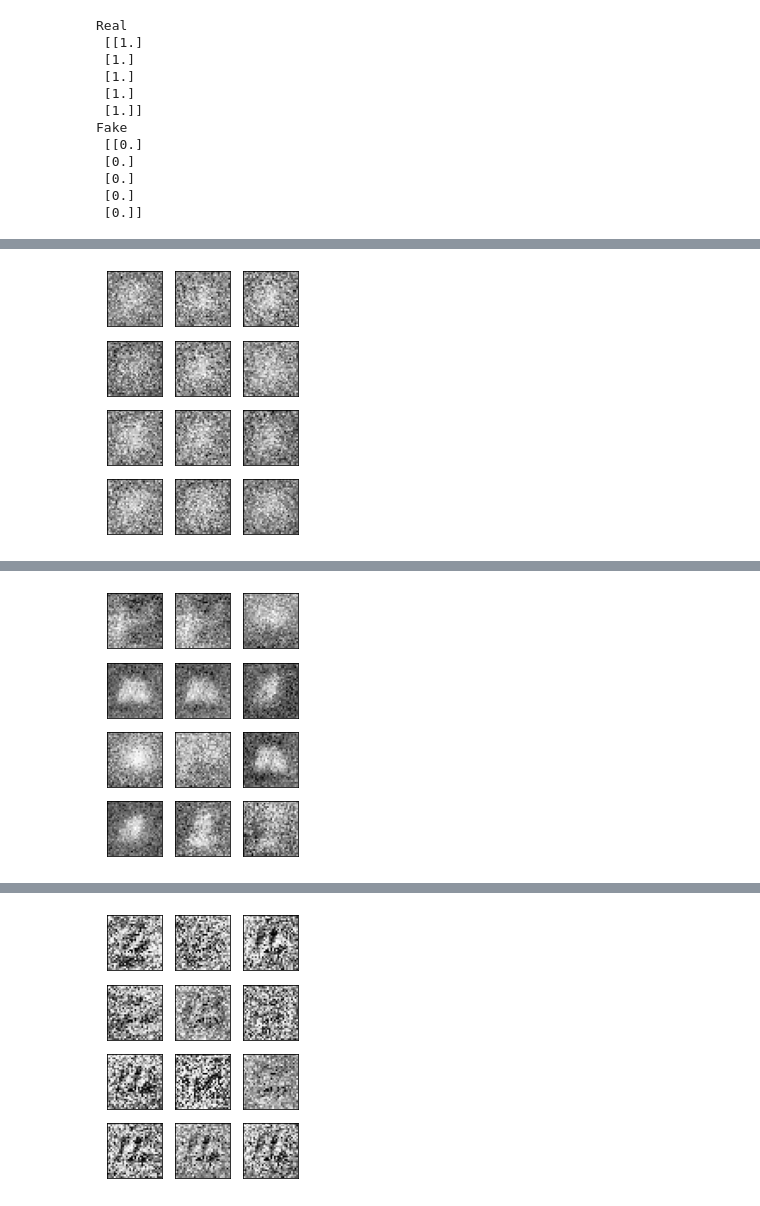
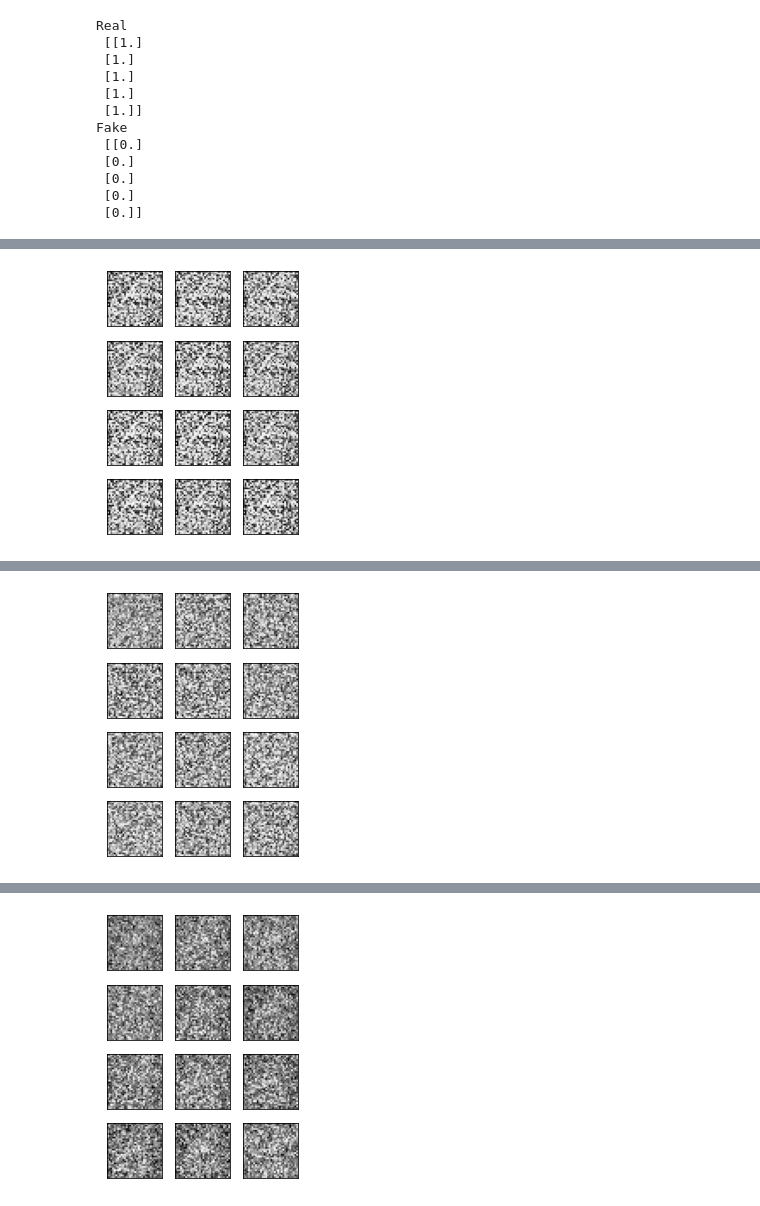
Before and after one commit to OlgaBelitskaya/colab_notebooks, a Jupyter notebook: letter_generator2.ipynb, the cells around one changed output, grey strips where cells are left out. Saved outputs shown, nothing was run; the diff lists cells and outputs as text; code cells hidden in the pictures.

```diff
--- a/letter_generator2.ipynb
+++ b/letter_generator2.ipynb
@@ -30,9 +31,13 @@ def display_images(generated_images,img_size):
 # %% [markdown]
 ## ✒️ Data Loading and Preprocessing
 # %%
+names=[['lowercase','uppercase'],
+       [s for s in u'абвгдеёжзийклмнопрстуфхцчшщъыьэюя'],
+       ['single-colored paper','striped paper',
+        'squared paper','graph paper']]
 path='https://raw.githubusercontent.com/'+\
-     'OlgaBelitskaya/data_kitchen/main/'
-h5f='Letters32.h5'
+     'OlgaBelitskaya/data/main/zip_letters/'
+h5f='01_05_00.h5'
 input_file=urllib.request.urlopen(path+h5f)
 output_file=open(h5f,'wb')
 output_file.write(input_file.read())
@@ -41,9 +46,7 @@ with h5py.File(h5f,'r') as f:
     keys=list(f.keys())
     print('file keys: '+', '.join(keys))
     images=np.array(f[keys[int(0)]])
-    labels=np.array(f[keys[int(1)]])
-    names=[[el.decode('utf-8') for el in f[keys[i]]]
-           for i in range(2,len(keys))]
+    labels=[el.decode('utf-8') for el in f[keys[1]]]
     f.close()
-images.shape,labels.shape,images.dtype
+images.shape,images.dtype,labels
 # %% [output]
@@ -52,12 +55,9 @@ file keys: images, labels, names1, names2, names3
 # %%
-images=images[labels[2,:]==0]
-labels=labels[:,labels[2,:]==0][1,:]
-N=15000; sample_size=12
+N=1400; sample_size=12
 img_size=32; latent_size=128
 latent_sample_in=latent_samples(1,img_size**2)
 latent_sample_out=latent_samples(1,latent_size)
 images=tf.image.resize(images[:N],[img_size,img_size]).numpy()
-labels=labels[:N]
 gray_images=np.dot(images[...,:3],[.299,.587,.114])
 # %%
 pl.figure(figsize=(2,3))
@@ -204,12 +204,12 @@ def simple_GAN(latent_size,img_size,g_hidden_size,d_hidden_size,
     return gan,generator,discriminator
 # %%
 latent_size    =128
-g_hidden_size  =512  # generator
-d_hidden_size  =512  # discriminator
+g_hidden_size  =1024  # generator
+d_hidden_size  =1024  # discriminator
 leaky_alpha    =.02
-g_learning_rate=.0002 # generator
-d_learning_rate=.0002  # discriminator
-epochs         =70
+g_learning_rate=.0001 # generator
+d_learning_rate=.0001  # discriminator
+epochs         =200
 batch_size     =64
 valid_size     =16
 smooth         =.1
@@ -262,7 +262,7 @@ for e in range(epochs):
     losses.append((d_loss,g_loss))
     st='epoch: %d/%d | discriminator loss: %.4f | '+\
        'generator loss: %.4f | d_loss > g_loss: %s'
-    if (e+1)%10==0:
+    if (e+1)%25==0:
         print(st%((e+1,epochs,d_loss,g_loss,d_loss>g_loss)))
         latent_examples=latent_samples(sample_size,latent_size)
         generated_letters=generator.predict(latent_examples)
@@ -272 +272 @@ epoch: 10/70 | discriminator loss: 0.8464 | generator loss: 0.7955 | d_loss > g_
-[figure, old version]
+[figure, new version]
@@ -274 +274 @@ epoch: 20/70 | discriminator loss: 0.9888 | generator loss: 0.7232 | d_loss > g_
-[figure, old version]
+[figure, new version]
@@ -276 +276 @@ epoch: 30/70 | discriminator loss: 1.3446 | generator loss: 0.5009 | d_loss > g_
-[figure, old version]
+[figure, new version]
```
Also changed, not shown: parts of 13 cells of this notebook, 1 other file.
